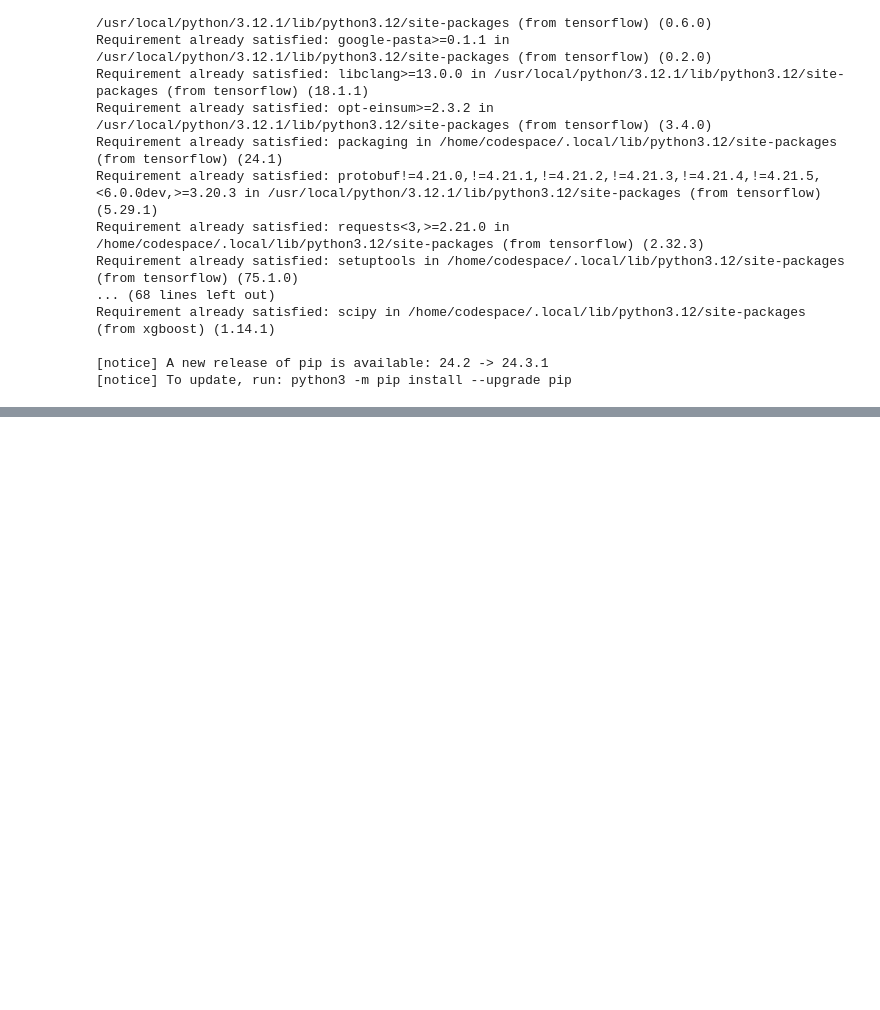
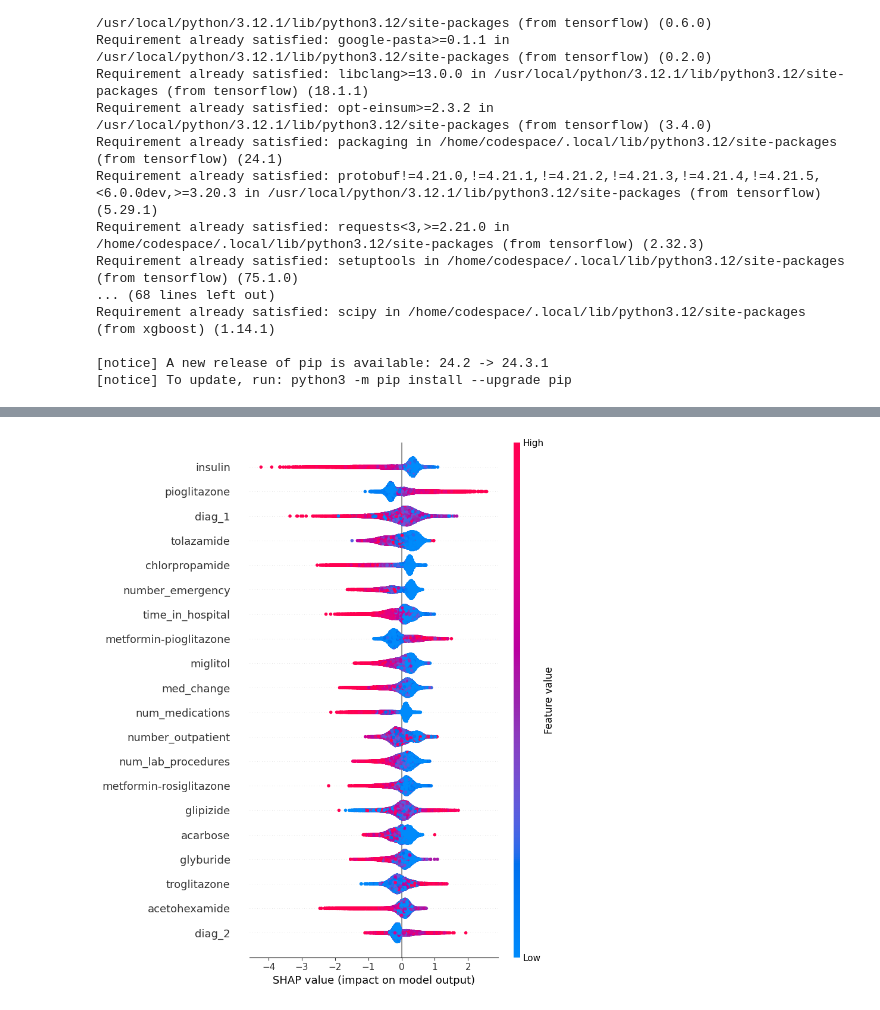
Before and after one commit to radhika2026/Patient-Readmit-Prediction, a Jupyter notebook: Novel_Model.ipynb, the cells around one changed output, grey strips where cells are left out. Drawn from its saved outputs; the diff is of its cells as text; code cells hidden in the pictures; blank space fills up the shorter version.

```diff
--- a/Novel_Model.ipynb
+++ b/Novel_Model.ipynb
@@ -187,0 +249,10 @@ AUC-ROC: 0.93
+# %%
+import shap
+import lime
+from lime.lime_tabular import LimeTabularExplainer
+
+explainer = shap.Explainer(best_xgb, X_train_encoded)
+shap_values = explainer(X_test_encoded)
+shap.summary_plot(shap_values, X_test_encoded, feature_names=X.columns)
+# %% [output]
+[figure, added]
```
Also changed, not shown: parts of 8 cells of this notebook.
